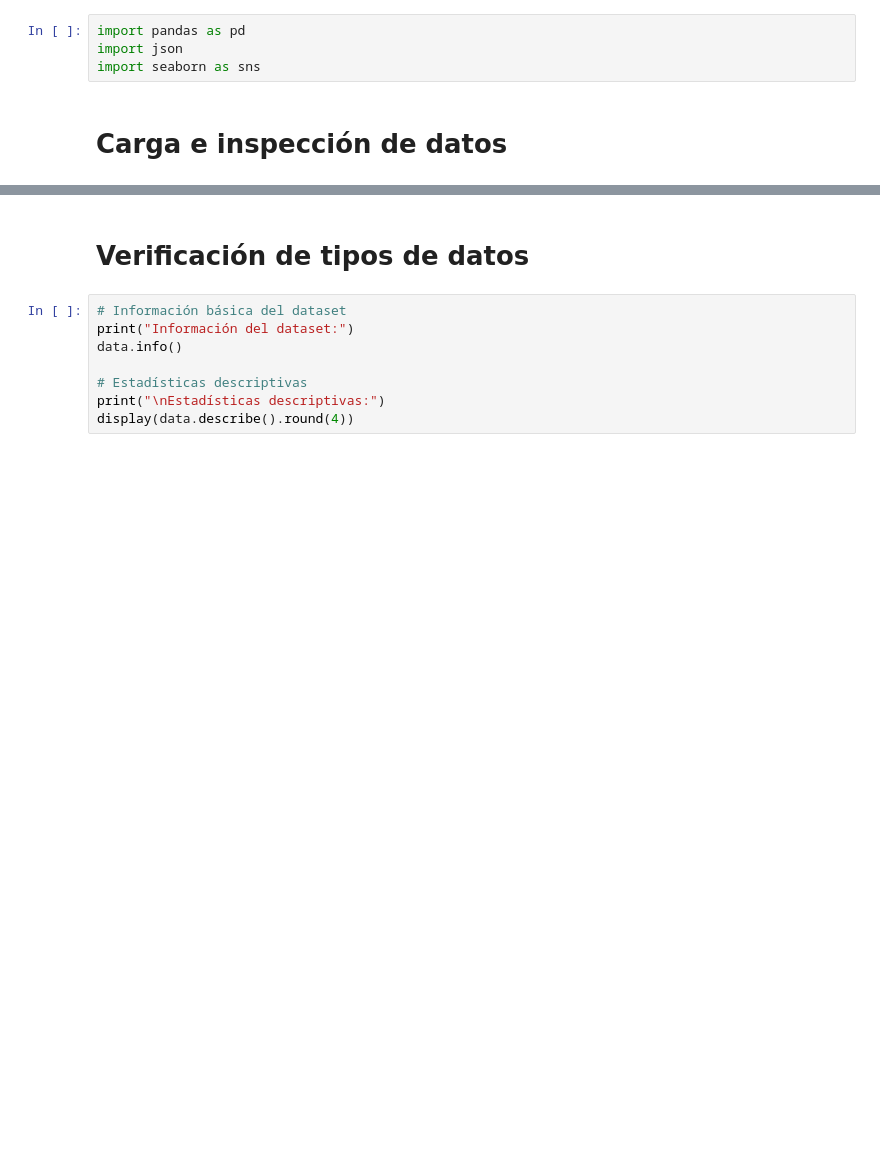
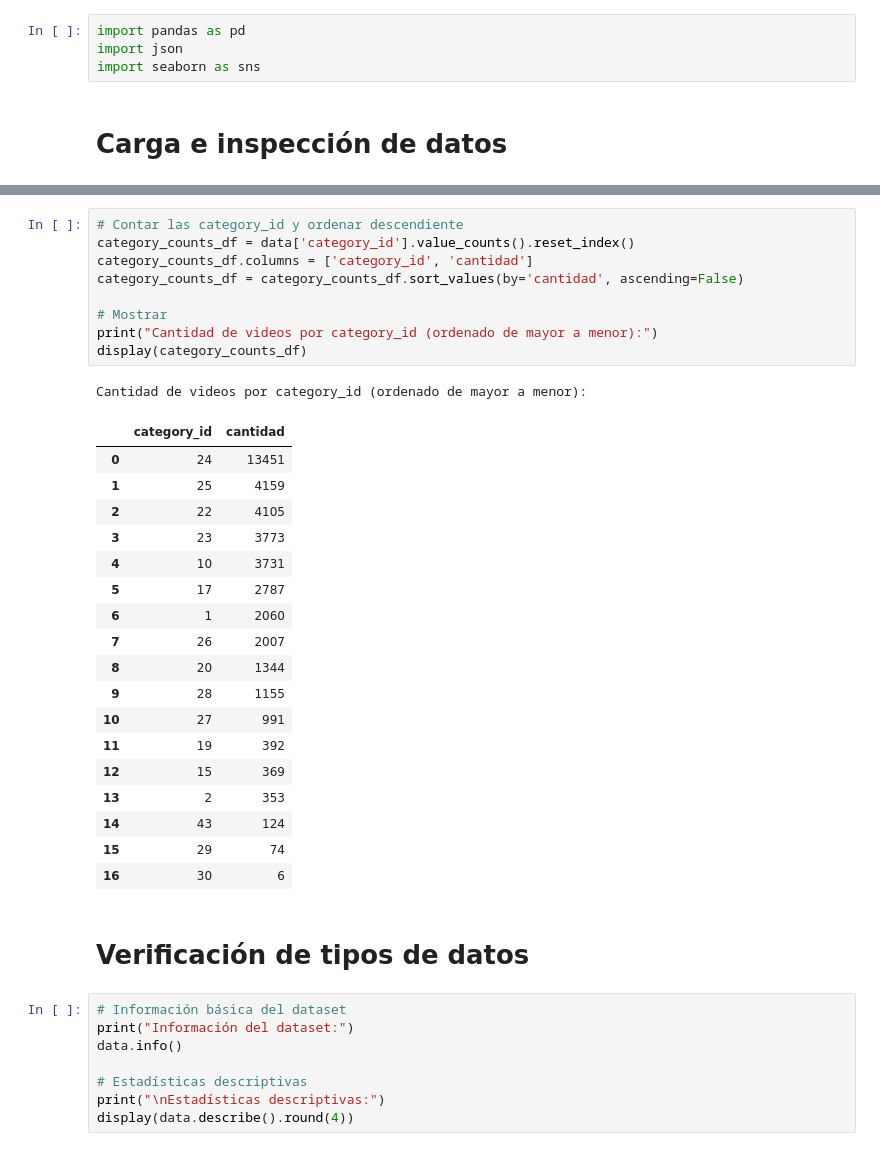
Before and after one commit to adecoss/FDS-2025-1-256, a Jupyter notebook: code/upc-2025-01-256-grupo01-tf(1_Limpieza).ipynb, the cells around one changed output, grey strips where cells are left out. Drawn from its saved outputs; the diff is of its cells as text; blank space fills up the shorter version.

```diff
--- a/code/upc-2025-01-256-grupo01-tf(1_Limpieza).ipynb
+++ b/code/upc-2025-01-256-grupo01-tf(1_Limpieza).ipynb
@@ -62,3 +65,32 @@ Categorías de videos (Todas):
+# %%
+# Contar las category_id y ordenar descendiente
+category_counts_df = data['category_id'].value_counts().reset_index()
+category_counts_df.columns = ['category_id', 'cantidad']
+category_counts_df = category_counts_df.sort_values(by='cantidad', ascending=False)
+
+# Mostrar
+print("Cantidad de videos por category_id (ordenado de mayor a menor):")
+display(category_counts_df)
+# %% [output]
+Cantidad de videos por category_id (ordenado de mayor a menor):
+|  | category_id | cantidad |
+| 0 | 24 | 13451 |
+| 1 | 25 | 4159 |
+| 2 | 22 | 4105 |
+| 3 | 23 | 3773 |
+| 4 | 10 | 3731 |
+| 5 | 17 | 2787 |
+| 6 | 1 | 2060 |
+| 7 | 26 | 2007 |
+| 8 | 20 | 1344 |
+| 9 | 28 | 1155 |
+| 10 | 27 | 991 |
+| 11 | 19 | 392 |
+| 12 | 15 | 369 |
+| 13 | 2 | 353 |
+| 14 | 43 | 124 |
+| 15 | 29 | 74 |
+| 16 | 30 | 6 |
 # %% [markdown]
 # Verificación de tipos de datos
 # %%
```
Also changed, not shown: parts of 2 cells of this notebook.
